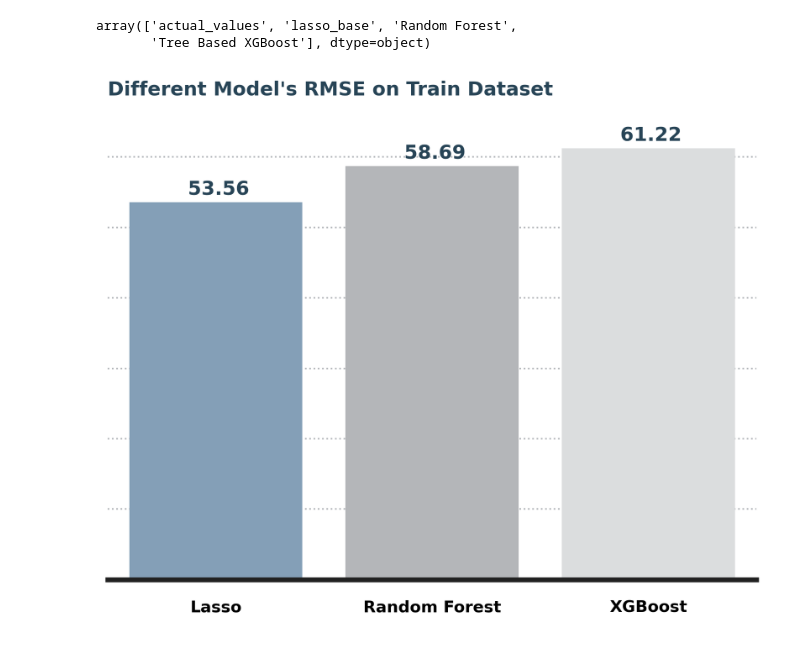
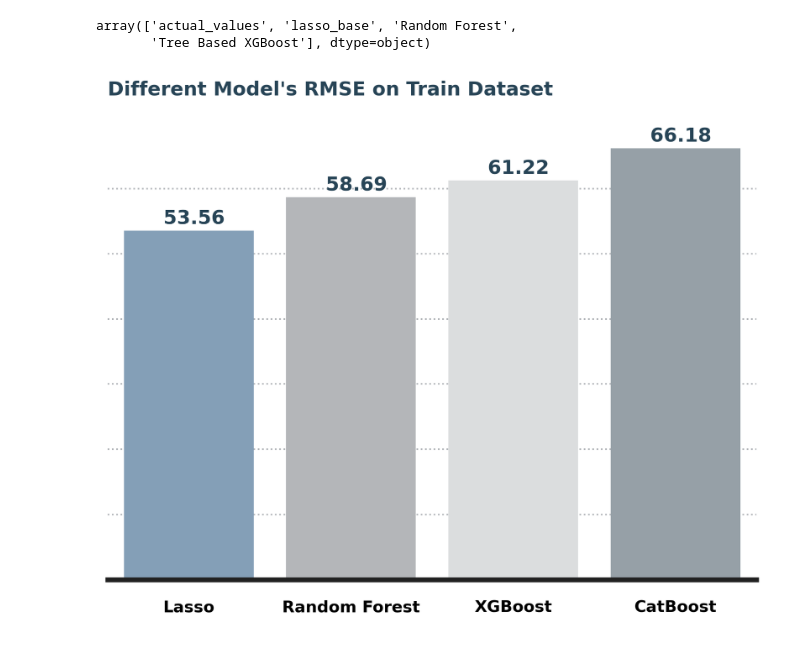
Before and after one commit to HaydenWarren/zri-forecast, a Jupyter notebook: hayden/model_rmse_compare.ipynb, the cells around one changed output. Cells and saved outputs as stored; diff of their text form; code cells hidden in the pictures.

```diff
--- a/hayden/model_rmse_compare.ipynb
+++ b/hayden/model_rmse_compare.ipynb
@@ -87,41 +57,43 @@ lasso_rmse = mean_squared_error(lasso_act['actual_rent'], lasso_act['zori_ssa'],
 rf_rmse = mean_squared_error(rf_act['actual_rent'], rf_act['zori_ssa'], squared=False)
 # %%
 xg_rmse = mean_squared_error(xg_act['actual_rent'], xg_act['zori_ssa'], squared=False)
+# %%
+cat_rmse = 66.18
 # %%
 rmse_df = pd.DataFrame({
-    'model': ['Lasso','Random Forest','XGBoost'],
-    'RMSE': [lasso_rmse, rf_rmse, xg_rmse]
+    'model': ['Lasso','Random Forest','XGBoost', 'CatBoost'],
+    'RMSE': [lasso_rmse, rf_rmse, xg_rmse, cat_rmse]
 })
 
-colors = ['#7BA0C0', '#B3B6BA','#dbddde']
+colors = ['#7BA0C0', '#B3B6BA','#dbddde','#93a1aa']
 fig, ax = plt.subplots()
 g = sns.barplot(data = rmse_df,
                 x = 'model',y = 'RMSE',
                 ci = None,
                 ax = ax,
                  palette = colors
                 )
 # axis spine options are ['left','right','bottom','top']
 ax.spines['bottom'].set_visible(True)
 # make the highlighted features bold. should be the same side with the visible spine
 plt.xticks(fontweight='bold')
 # remove x axis grid lines that were cluttering the graph
 ax.grid(b = None, axis = 'x')
 
 g.set(xlabel='', ylabel='',title=f"Different Model's RMSE on Train Dataset\n")
 
 ax.grid(b = None, axis = 'x')
 g.set_yticklabels([])
 
 
 for p in g.patches:
     rmse_ = '    {:.2f}'.format(p.get_height())
     x = p.get_x() + p.get_width() / 2 - 0.05
     y = p.get_y() + p.get_height()+1
     ax.annotate(rmse_, (x, y), size = 12,
                 fontweight= 'bold', color = '#274456',
                horizontalalignment='center',)
 
 plt.show()
 # %% [output]
-[figure, old version]
+[figure, new version]
```
Also changed, not shown: parts of 2 cells of this notebook, 2 other files.
